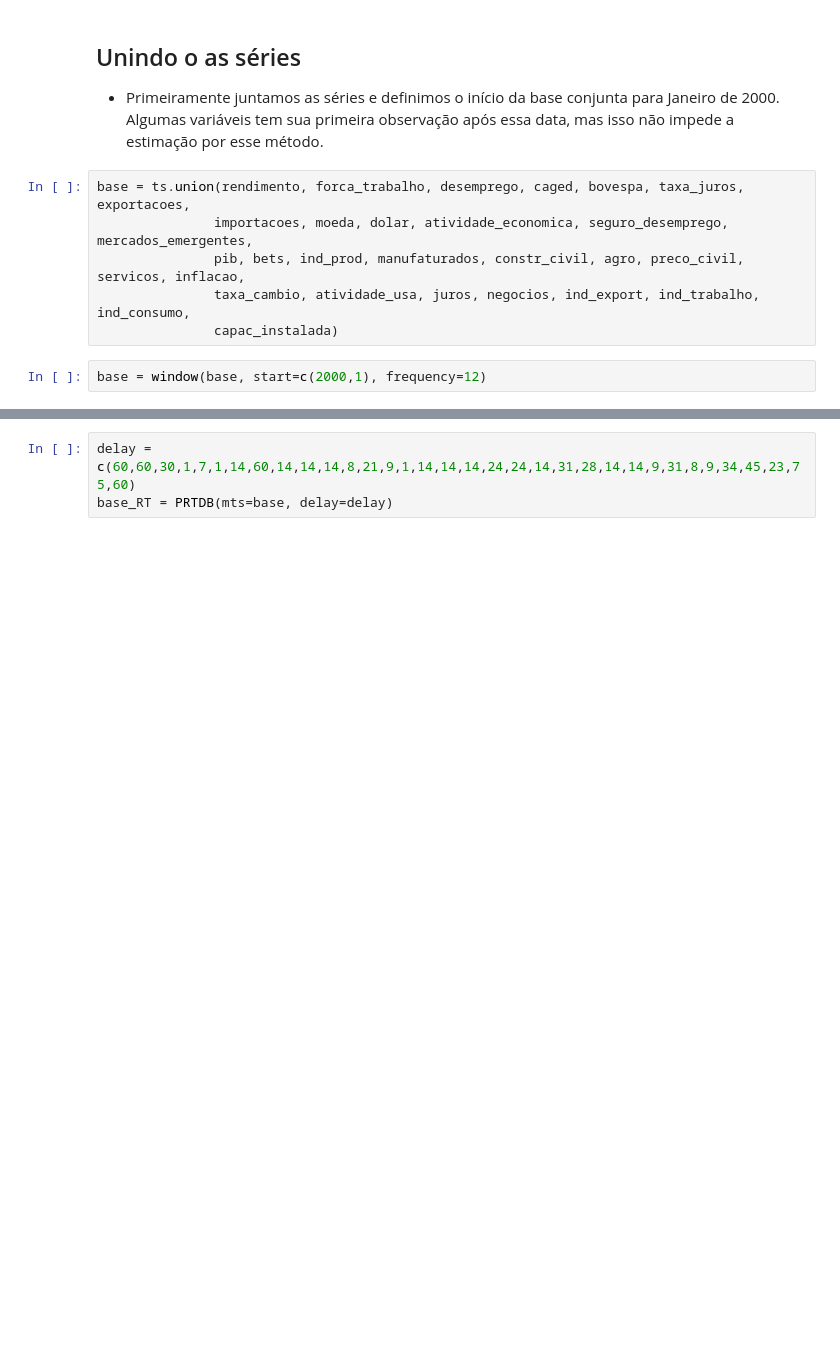
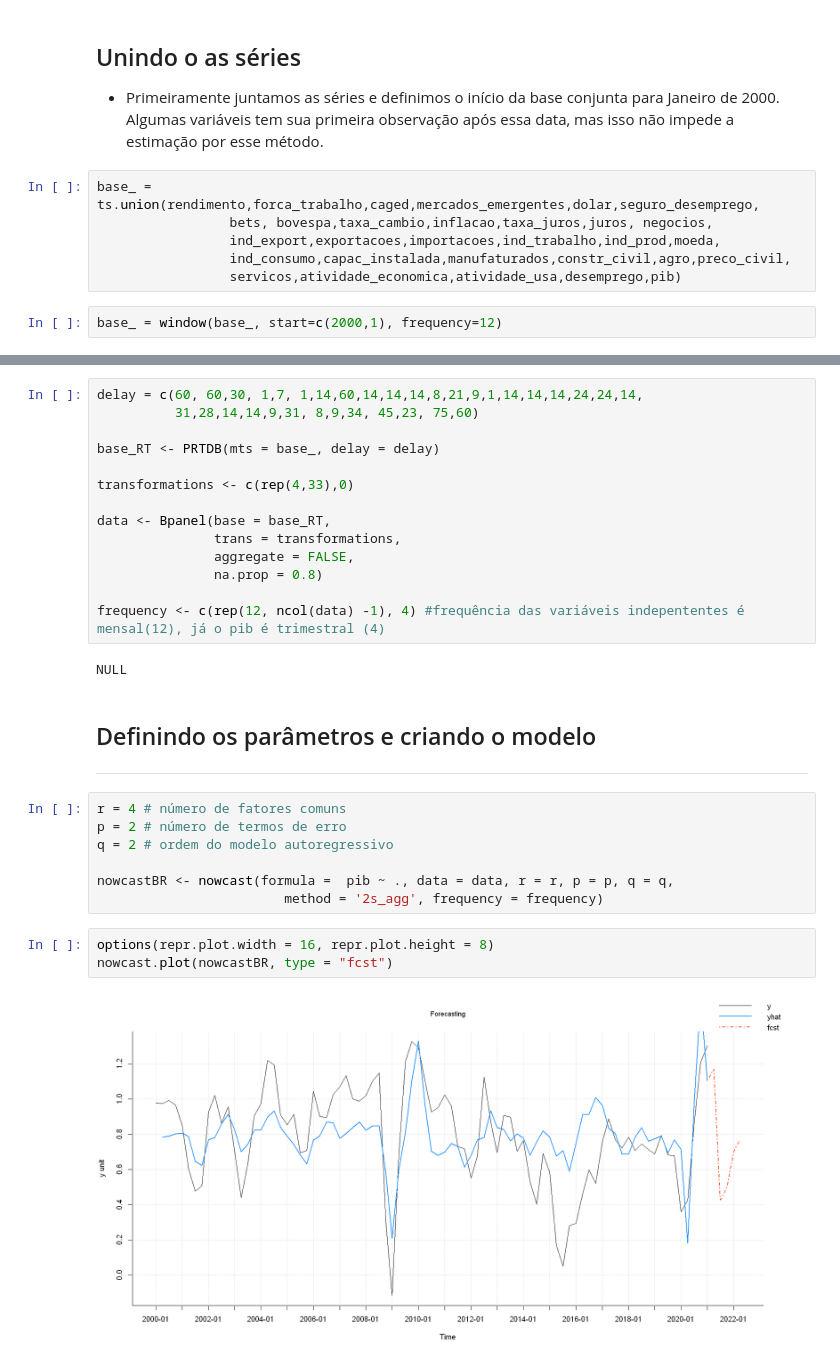
Before and after one commit to emariot/analise_dados, a Jupyter notebook: previsao_pib_nowcasting_R.ipynb, the cells around one changed output, grey strips where cells are left out. Saved outputs shown, nothing was run; the diff lists cells and outputs as text; blank space fills up the shorter version.

```diff
--- a/previsao_pib_nowcasting_R.ipynb
+++ b/previsao_pib_nowcasting_R.ipynb
@@ -1027,10 +908,10 @@ download_data()
 ## Unindo o as séries
 * Primeiramente juntamos as séries e definimos o início da base conjunta para Janeiro de 2000. Algumas variáveis tem sua primeira observação após essa data, mas isso não impede a estimação por esse método.
 # %%
-base = ts.union(rendimento, forca_trabalho, desemprego, caged, bovespa, taxa_juros, exportacoes,
-               importacoes, moeda, dolar, atividade_economica, seguro_desemprego, mercados_emergentes,
-               pib, bets, ind_prod, manufaturados, constr_civil, agro, preco_civil, servicos, inflacao,
-               taxa_cambio, atividade_usa, juros, negocios, ind_export, ind_trabalho, ind_consumo,
-               capac_instalada)
+base_ = ts.union(rendimento,forca_trabalho,caged,mercados_emergentes,dolar,seguro_desemprego,
+                 bets, bovespa,taxa_cambio,inflacao,taxa_juros,juros, negocios,
+                 ind_export,exportacoes,importacoes,ind_trabalho,ind_prod,moeda,
+                 ind_consumo,capac_instalada,manufaturados,constr_civil,agro,preco_civil,
+                 servicos,atividade_economica,atividade_usa,desemprego,pib)
 # %%
-base = window(base, start=c(2000,1), frequency=12)
+base_ = window(base_, start=c(2000,1), frequency=12)
@@ -1063,3 +1108,31 @@ A Time Series: 260 × 34
 # %%
-delay = c(60,60,30,1,7,1,14,60,14,14,14,8,21,9,1,14,14,14,24,24,14,31,28,14,14,9,31,8,9,34,45,23,75,60)
-base_RT = PRTDB(mts=base, delay=delay)
+delay = c(60, 60,30, 1,7, 1,14,60,14,14,14,8,21,9,1,14,14,14,24,24,14,
+          31,28,14,14,9,31, 8,9,34, 45,23, 75,60)
+
+base_RT <- PRTDB(mts = base_, delay = delay)
+
+transformations <- c(rep(4,33),0)
+
+data <- Bpanel(base = base_RT,
+               trans = transformations,
+               aggregate = FALSE,
+               na.prop = 0.8)
+
+frequency <- c(rep(12, ncol(data) -1), 4) #frequência das variáveis indepententes é mensal(12), já o pib é trimestral (4)
+# %% [output]
+NULL
+# %% [markdown]
+## Definindo os parâmetros e criando o modelo
+---
+# %%
+r = 4 # número de fatores comuns
+p = 2 # número de termos de erro
+q = 2 # ordem do modelo autoregressivo
+
+nowcastBR <- nowcast(formula =  pib ~ ., data = data, r = r, p = p, q = q,
+                        method = '2s_agg', frequency = frequency)
+# %%
+options(repr.plot.width = 16, repr.plot.height = 8)
+nowcast.plot(nowcastBR, type = "fcst")
+# %% [output]
+[figure, added]
```
Also changed, not shown: parts of 14 cells of this notebook.
